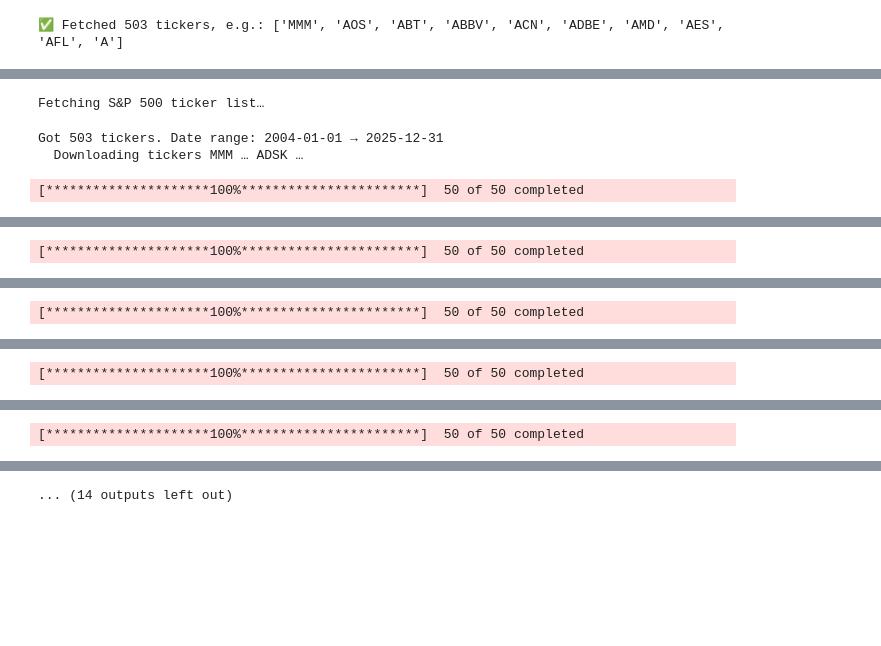
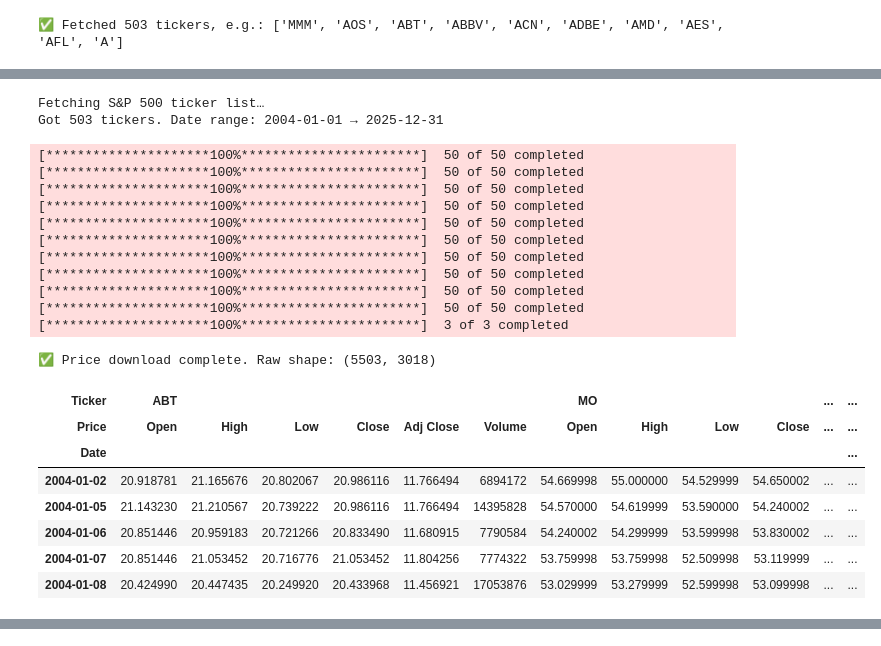
Before and after one commit to rahulmkarthik/event-driven-ml-stock-prediction, a Jupyter notebook: 01_Create_Dataset.ipynb, the cells around one changed output, grey strips where cells are left out. Drawn from its saved outputs; the diff is of its cells as text; code cells hidden in the pictures; blank space fills up the shorter version.

Commit message:
replaced ugly print statements with tqdm progress bars

```diff
--- a/01_Create_Dataset.ipynb
+++ b/01_Create_Dataset.ipynb
@@ -64,36 +111,54 @@ tickers = get_sp500_tickers()
 # %%
 # ── Step 1: Fetch price data for the entire S&P 500 ───────────
+
 print("Fetching S&P 500 ticker list…")
 tickers = get_sp500_tickers()
 print(f"Got {len(tickers)} tickers. Date range: {start_date} → {end_date}")
 
-# batch size to avoid timeouts / throttling
 batch_size = 50
-chunks = [tickers[i:i+batch_size] for i in range(0, len(tickers), batch_size)]
+chunks = [tickers[i:i + batch_size] for i in range(0, len(tickers), batch_size)]
 
 frames = []
-for chunk in chunks:
-    print(f"  Downloading tickers {chunk[0]} … {chunk[-1]} …")
-    df_chunk = yf.download(
-        chunk,
-        start=start_date,
-        end=end_date,
-        group_by="ticker",
-        auto_adjust=False,
-        threads=True
-    )
-    frames.append(df_chunk)
+for chunk in tqdm(chunks, desc="📥 Downloading Price Data (batched)", ncols=100):
+    try:
+        df_chunk = yf.download(
+            chunk,
+            start=start_date,
+            end=end_date,
+            group_by="ticker",
+            auto_adjust=False,
+            threads=True
+        )
+        frames.append(df_chunk)
+    except Exception as e:
+        print(f"⚠️ Batch failed ({chunk[0]} - {chunk[-1]}): {e}")
+        continue
 
-# concatenate all batches side-by-side
 raw = pd.concat(frames, axis=1)
-
-# drop rows where *all* tickers missed (e.g. holidays)
 raw.dropna(how="all", inplace=True)
 
 print("✅ Price download complete. Raw shape:", raw.shape)
 display(raw.head())
 # %% [output]
 Fetching S&P 500 ticker list…
+Got 503 tickers. Date range: 2004-01-01 → 2025-12-31
-Got 503 tickers. Date range: 2004-01-01 → 2025-12-31
-  Downloading tickers MMM … ADSK …
+[*********************100%***********************]  50 of 50 completed
+[*********************100%***********************]  50 of 50 completed
+[*********************100%***********************]  50 of 50 completed
+[*********************100%***********************]  50 of 50 completed
+[*********************100%***********************]  50 of 50 completed
+[*********************100%***********************]  50 of 50 completed
+[*********************100%***********************]  50 of 50 completed
+[*********************100%***********************]  50 of 50 completed
+[*********************100%***********************]  50 of 50 completed
+[*********************100%***********************]  50 of 50 completed
+[*********************100%***********************]  3 of 3 completed
-[*********************100%***********************]  50 of 50 completed
+✅ Price download complete. Raw shape: (5503, 3018)
+| Ticker | ABT |  |  |  |  |  | MO |  |  |  | ... | ... |
+| Price | Open | High | Low | Close | Adj Close | Volume | Open | High | Low | Close | ... | ... |
+| Date |  |  |  |  |  |  |  |  |  |  |  | ... |
+| 2004-01-02 | 20.918781 | 21.165676 | 20.802067 | 20.986116 | 11.766494 | 6894172 | 54.669998 | 55.000000 | 54.529999 | 54.650002 | ... | ... |
+| 2004-01-05 | 21.143230 | 21.210567 | 20.739222 | 20.986116 | 11.766494 | 14395828 | 54.570000 | 54.619999 | 53.590000 | 54.240002 | ... | ... |
+| 2004-01-06 | 20.851446 | 20.959183 | 20.721266 | 20.833490 | 11.680915 | 7790584 | 54.240002 | 54.299999 | 53.599998 | 53.830002 | ... | ... |
+| 2004-01-07 | 20.851446 | 21.053452 | 20.716776 | 21.053452 | 11.804256 | 7774322 | 53.759998 | 53.759998 | 52.509998 | 53.119999 | ... | ... |
+| 2004-01-08 | 20.424990 | 20.447435 | 20.249920 | 20.433968 | 11.456921 | 17053876 | 53.029999 | 53.279999 | 52.599998 | 53.099998 | ... | ... |
@@ -101 +165,0 @@ Got 503 tickers. Date range: 2004-01-01 → 2025-12-31
-[*********************100%***********************]  50 of 50 completed
@@ -103 +165,0 @@ Got 503 tickers. Date range: 2004-01-01 → 2025-12-31
-[*********************100%***********************]  50 of 50 completed
@@ -105 +165,0 @@ Got 503 tickers. Date range: 2004-01-01 → 2025-12-31
-[*********************100%***********************]  50 of 50 completed
@@ -107 +165,0 @@ Got 503 tickers. Date range: 2004-01-01 → 2025-12-31
-[*********************100%***********************]  50 of 50 completed
@@ -109,2 +166 @@ Got 503 tickers. Date range: 2004-01-01 → 2025-12-31
-... (14 outputs left out)
 # %% [markdown]
```
Also changed, not shown: parts of 18 cells of this notebook.
